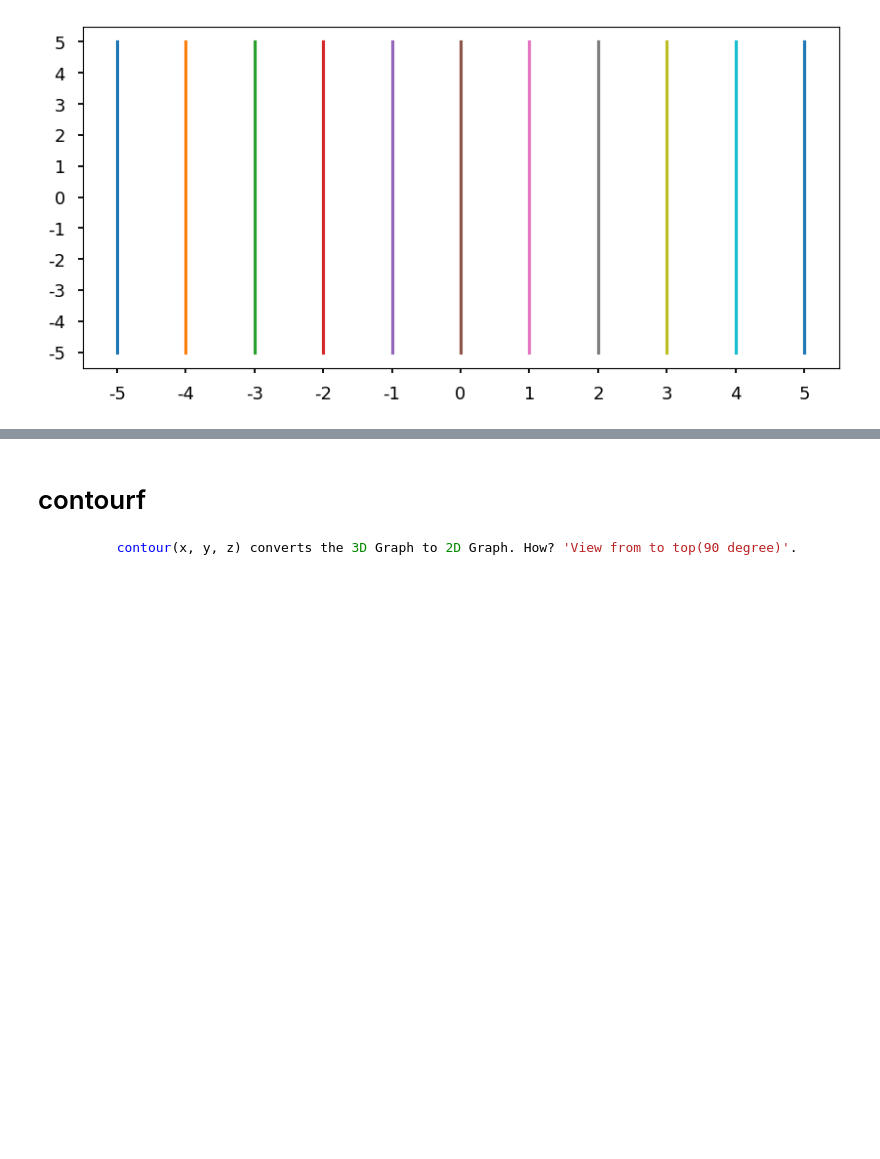
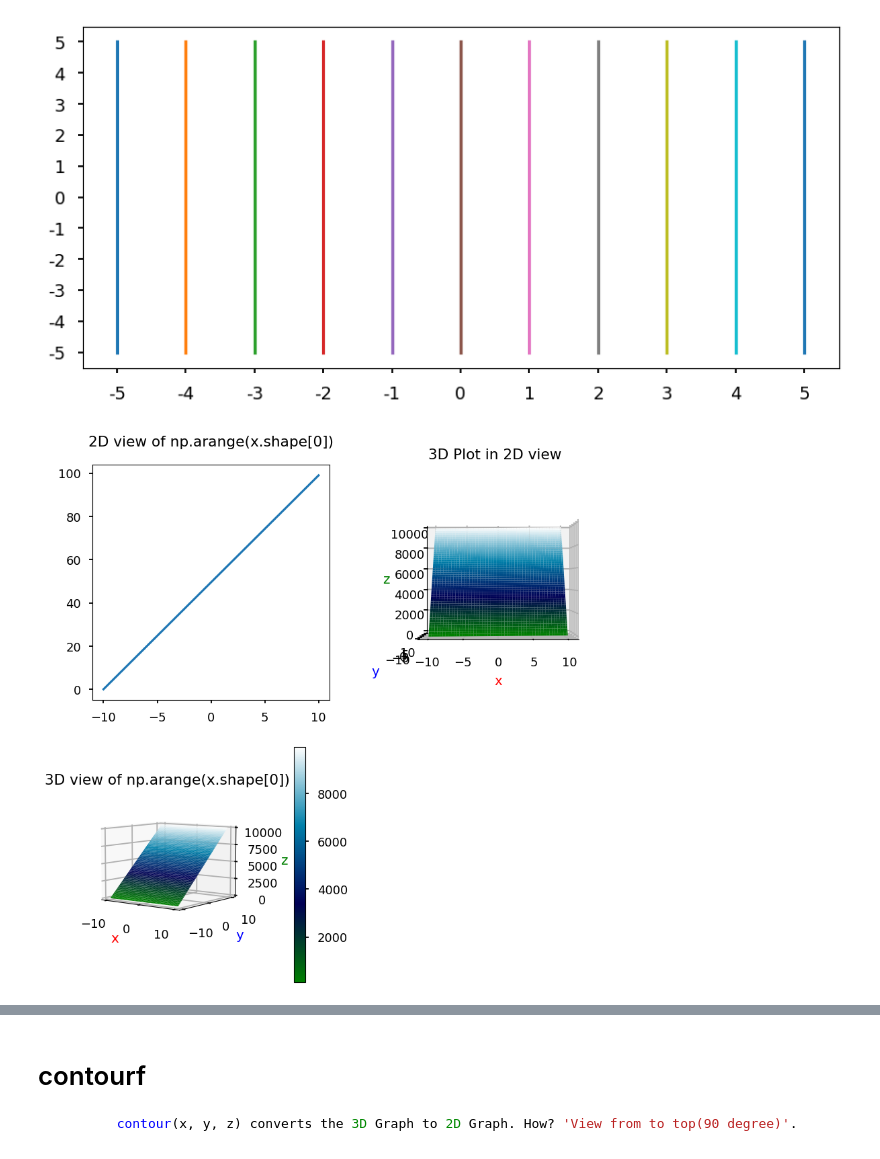
Before and after one commit to speedy1601/Data-Science-Library, a Jupyter notebook: matplotlib/Matplotlib.ipynb, the cells around one changed output, grey strips where cells are left out. Saved outputs shown, nothing was run; the diff lists cells and outputs as text; code cells hidden in the pictures; blank space fills up the shorter version.

```diff
--- a/matplotlib/Matplotlib.ipynb
+++ b/matplotlib/Matplotlib.ipynb
@@ -884,6 +908,44 @@ plt.show()
  [ 5.  5.  5.  5.  5.  5.  5.  5.  5.  5.  5.]] --> yy
 ------------------------------------------------------------------------------------------------------------------------
 [figure]
+# %%
+x = y = np.linspace(-10, 10, 100)  # x1, y1 are not pointing to the same Array.
+xx, yy = np.meshgrid(x, y)
+zz = np.arange(x.shape[0]**2).reshape((100, 100)) # Bottom-Left Corner (-10, -10) => 100 + 100 = 200(the highest point of Z axis)
+
+fig = plt.figure(figsize=(10, 10))
+
+ax1 = fig.add_subplot(2, 2, 1)
+ax1.plot(x, np.arange(x.shape[0]))   # By this we can know how our 3D plot looks in 2D plot. ALWAYS CREATE THE 2D PLOT OF 'zz' first.
+ax1.set_title("2D view of np.arange(x.shape[0])", pad=20)
+
+ax2 = fig.add_subplot(2, 2, 2, projection='3d')
+ax2.plot_surface(xx, yy, zz, cmap='ocean')
+ax2.set_title("3D Plot in 2D view")
+ax2.set_xlabel("x", labelpad=20, c='red')
+ax2.set_ylabel("y", labelpad=20, c='blue')
+ax2.set_zlabel("z", labelpad=20, c='green')
+ax2.view_init(0, -90)
+
+ax3 = fig.add_subplot(2, 2, 3, projection='3d')
+p = ax3.plot_surface(xx, yy, zz, cmap='ocean')
+fig.colorbar(mappable=p, ax=ax3, pad=0.22)
+ax3.set_title("3D view of np.arange(x.shape[0])")
+ax3.set_xlabel("x", labelpad=10, c='red')
+ax3.set_ylabel("y", labelpad=10, c='blue')
+ax3.set_zlabel("z", labelpad=10, c='green')
+ax3.view_init(7, -53)
+plt.show()
+
+explanation = """
+See "n.png" in the same Matplotlib Folder. As you can see, we always need to draw the 2D Graph FIRST. Then we can almost assume
+how the Surface Plot will look like.
+
+Its really better to plot the same thing in a .py file because there you can even rotate the Surface Plot holding the left
+button of the mouse.
+"""
+# %% [output]
+[figure, added]
 # %%
 x = y = np.linspace(-10, 10, 100)  # x1, y1 are not pointing to the same Array.
 xx, yy = np.meshgrid(x, y)
```
Also changed, not shown: parts of 3 cells of this notebook, 2 other files.
